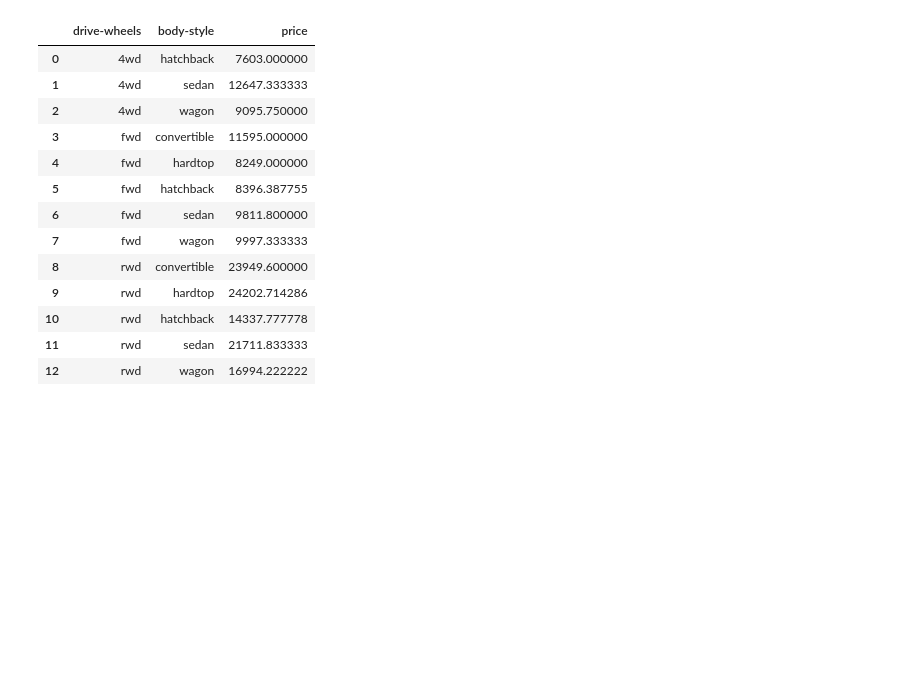
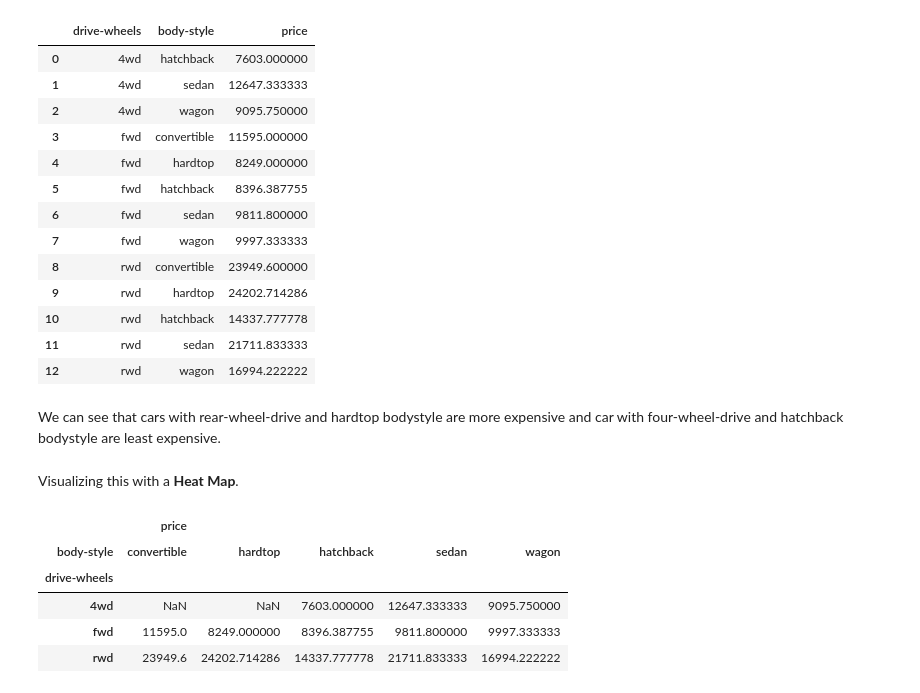
Before and after one commit to Sudhanshu-011/car-price-prediction-ml, a Jupyter notebook: carPricePredict.ipynb, the cells around one changed output. Drawn from its saved outputs; the diff is of its cells as text; code cells hidden in the pictures; blank space fills up the shorter version.

```diff
--- a/carPricePredict.ipynb
+++ b/carPricePredict.ipynb
@@ -699,3 +700,17 @@ df_group_test
 | 10 | rwd | hatchback | 14337.777778 |
 | 11 | rwd | sedan | 21711.833333 |
 | 12 | rwd | wagon | 16994.222222 |
+# %% [markdown]
+We can see that cars with rear-wheel-drive and hardtop bodystyle are more expensive and car with four-wheel-drive and hatchback bodystyle are least expensive.
+# %% [markdown]
+Visualizing this with a __Heat Map__.
+# %%
+grouped_pivot  = df_group_test.pivot(index='drive-wheels', columns='body-style')
+grouped_pivot
+# %% [output]
+|  | price |  |  |  |  |
+| body-style | convertible | hardtop | hatchback | sedan | wagon |
+| drive-wheels |  |  |  |  |  |
+| 4wd | NaN | NaN | 7603.000000 | 12647.333333 | 9095.750000 |
+| fwd | 11595.0 | 8249.000000 | 8396.387755 | 9811.800000 | 9997.333333 |
+| rwd | 23949.6 | 24202.714286 | 14337.777778 | 21711.833333 | 16994.222222 |
```
Also changed, not shown: parts of 26 cells of this notebook, 1 other file.
